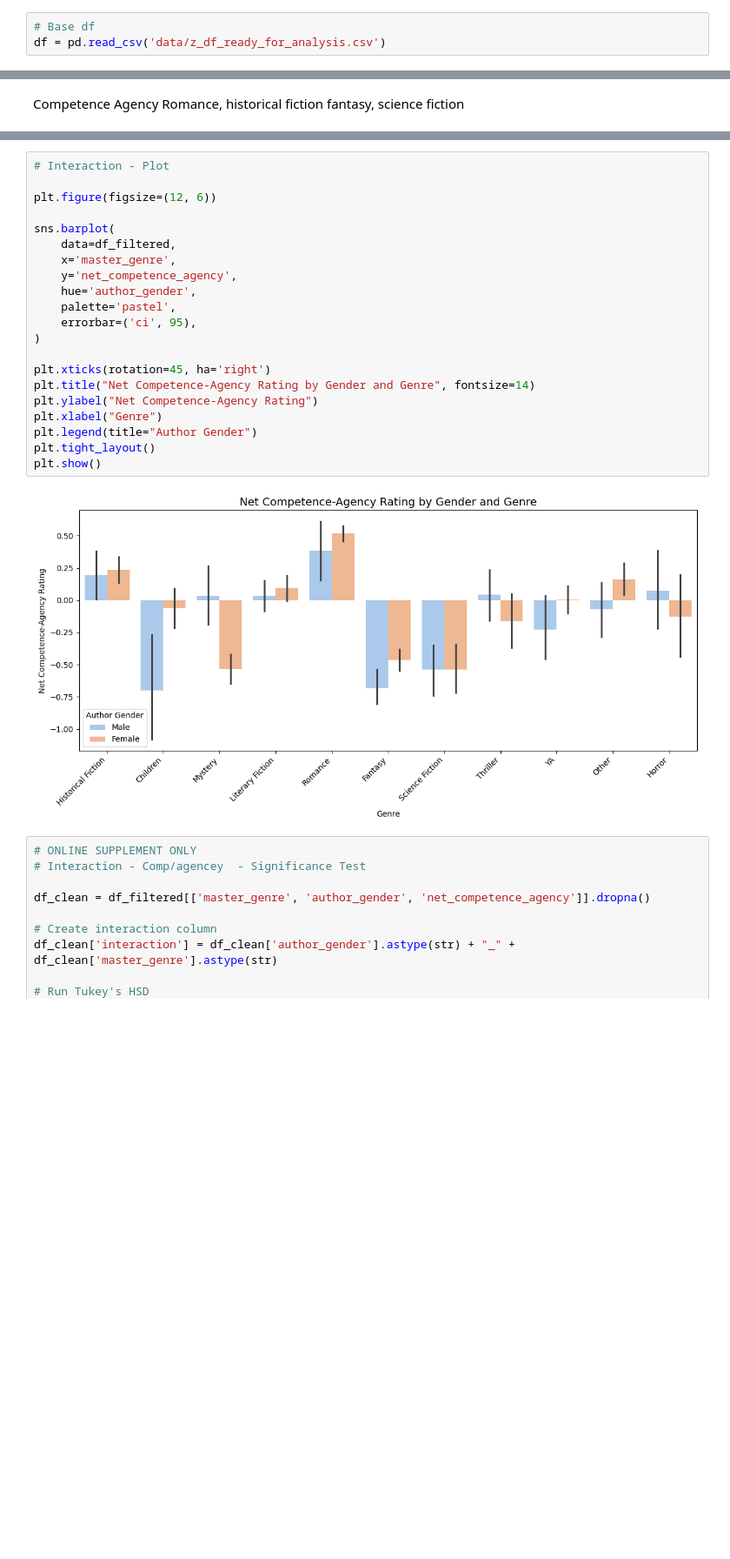
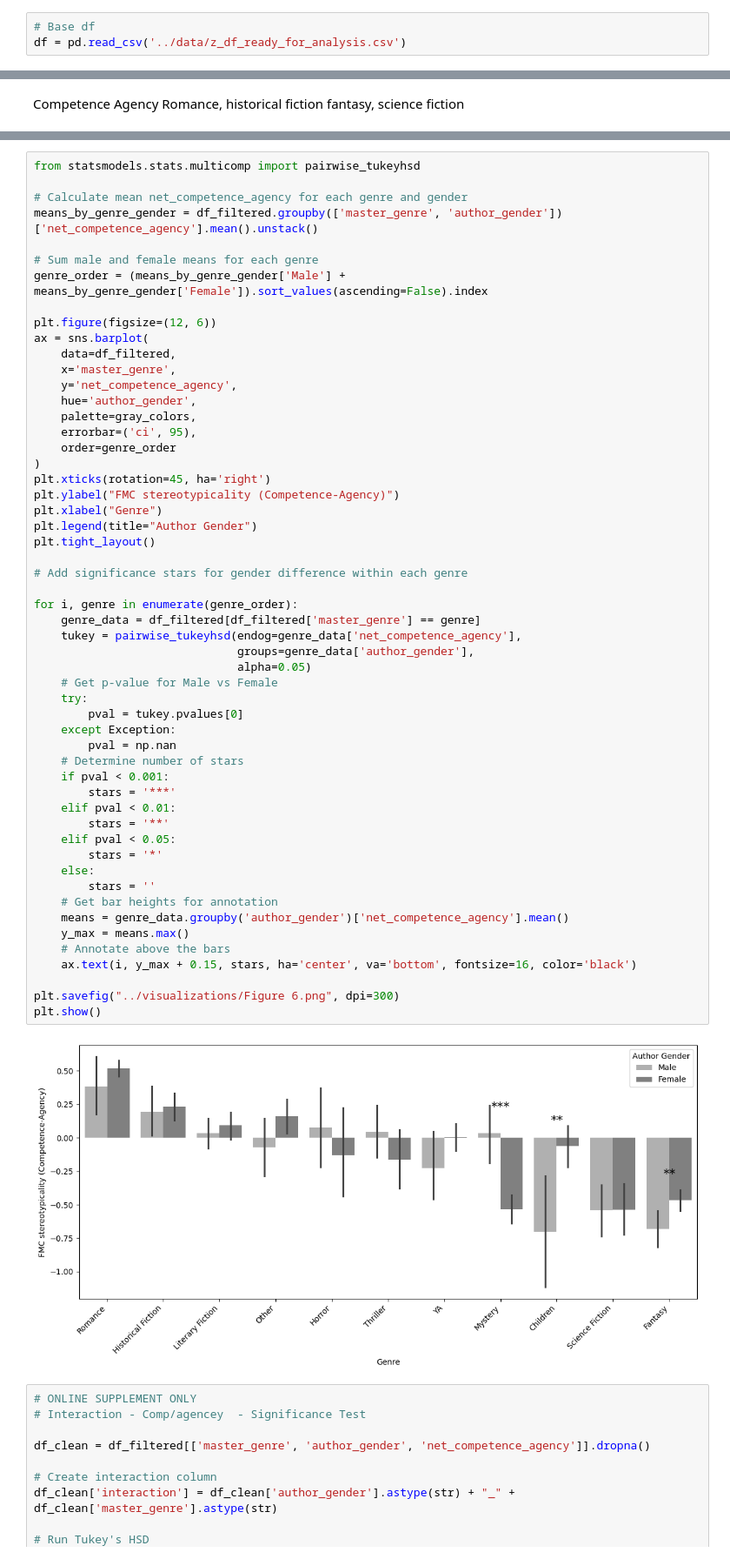
Before and after one commit to hannesrosenbusch/FMC_stereotypicality_and_author_gender, a Jupyter notebook: analysis scripts/5 analysis.ipynb, the cells around one changed output, grey strips where cells are left out. Shown at 87% size. Saved outputs shown, nothing was run; the diff lists cells and outputs as text; blank space fills up the shorter version.

```diff
--- a/analysis scripts/5 analysis.ipynb
+++ b/analysis scripts/5 analysis.ipynb
@@ -15,7 +15,7 @@ from scipy.stats import zscore
 import numpy as np
 # %%
 # Base df
-df = pd.read_csv('data/z_df_ready_for_analysis.csv')
+df = pd.read_csv('../data/z_df_ready_for_analysis.csv')
 # %%
 # Plot year outliers
 
@@ -1757,28 +1791,61 @@ print(tukey.summary())
           Thriller                 YA   0.0089    1.0  -0.248  0.2657  False
 ----------------------------------------------------------------------------
 # %%
-# Interaction - Plot
+from statsmodels.stats.multicomp import pairwise_tukeyhsd
+
+# Calculate mean net_competence_agency for each genre and gender
+means_by_genre_gender = df_filtered.groupby(['master_genre', 'author_gender'])['net_competence_agency'].mean().unstack()
+
+# Sum male and female means for each genre
+genre_order = (means_by_genre_gender['Male'] + means_by_genre_gender['Female']).sort_values(ascending=False).index
 
 plt.figure(figsize=(12, 6))
-
-sns.barplot(
+ax = sns.barplot(
     data=df_filtered,
     x='master_genre',
     y='net_competence_agency',
     hue='author_gender',
-    palette='pastel',
+    palette=gray_colors,
     errorbar=('ci', 95),
+    order=genre_order
 )
-
 plt.xticks(rotation=45, ha='right')
-plt.title("Net Competence-Agency Rating by Gender and Genre", fontsize=14)
-plt.ylabel("Net Competence-Agency Rating")
+plt.ylabel("FMC stereotypicality (Competence-Agency)")
 plt.xlabel("Genre")
 plt.legend(title="Author Gender")
 plt.tight_layout()
+
+# Add significance stars for gender difference within each genre
+
+for i, genre in enumerate(genre_order):
+    genre_data = df_filtered[df_filtered['master_genre'] == genre]
+    tukey = pairwise_tukeyhsd(endog=genre_data['net_competence_agency'],
+                              groups=genre_data['author_gender'],
+                              alpha=0.05)
+    # Get p-value for Male vs Female
+    try:
+        pval = tukey.pvalues[0]
+    except Exception:
+        pval = np.nan
+    # Determine number of stars
+    if pval < 0.001:
+        stars = '***'
+    elif pval < 0.01:
+        stars = '**'
+    elif pval < 0.05:
+        stars = '*'
+    else:
+        stars = ''
+    # Get bar heights for annotation
+    means = genre_data.groupby('author_gender')['net_competence_agency'].mean()
+    y_max = means.max()
+    # Annotate above the bars
+    ax.text(i, y_max + 0.15, stars, ha='center', va='bottom', fontsize=16, color='black')
+
+plt.savefig("../visualizations/Figure 6.png", dpi=300)
 plt.show()
 # %% [output]
-[figure, old version]
+[figure, new version]
 # %%
 # ONLINE SUPPLEMENT ONLY
 # Interaction - Comp/agencey  - Significance Test
```
Also changed, not shown: parts of 21 cells of this notebook, 14 other files.
